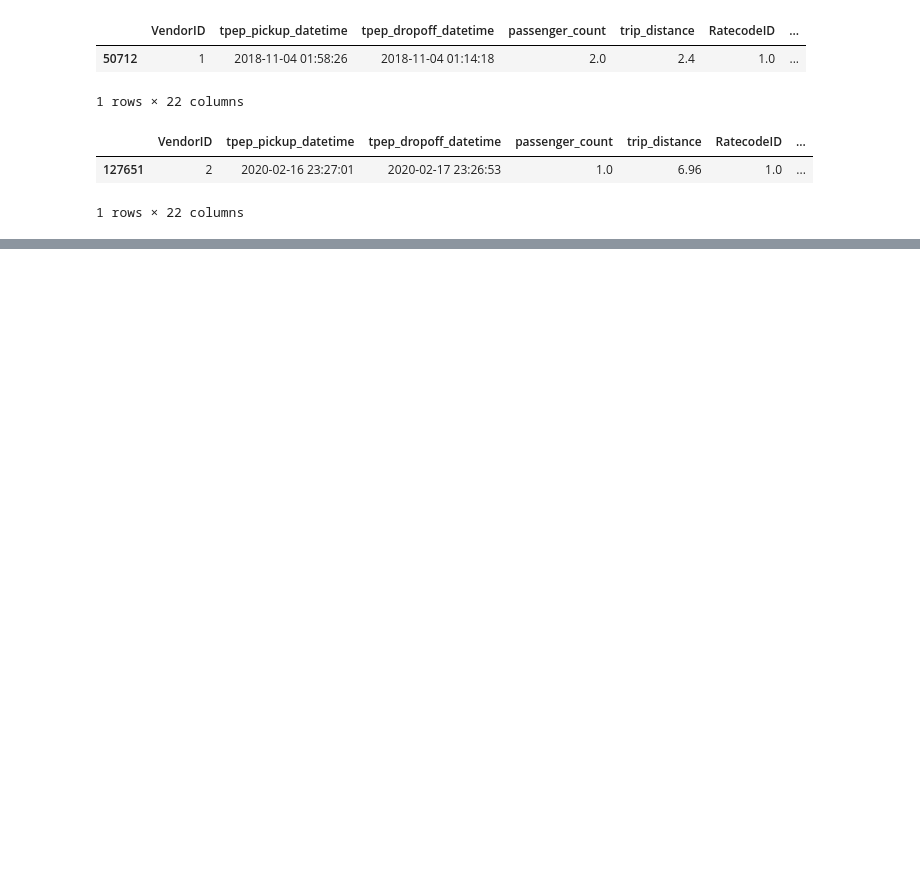
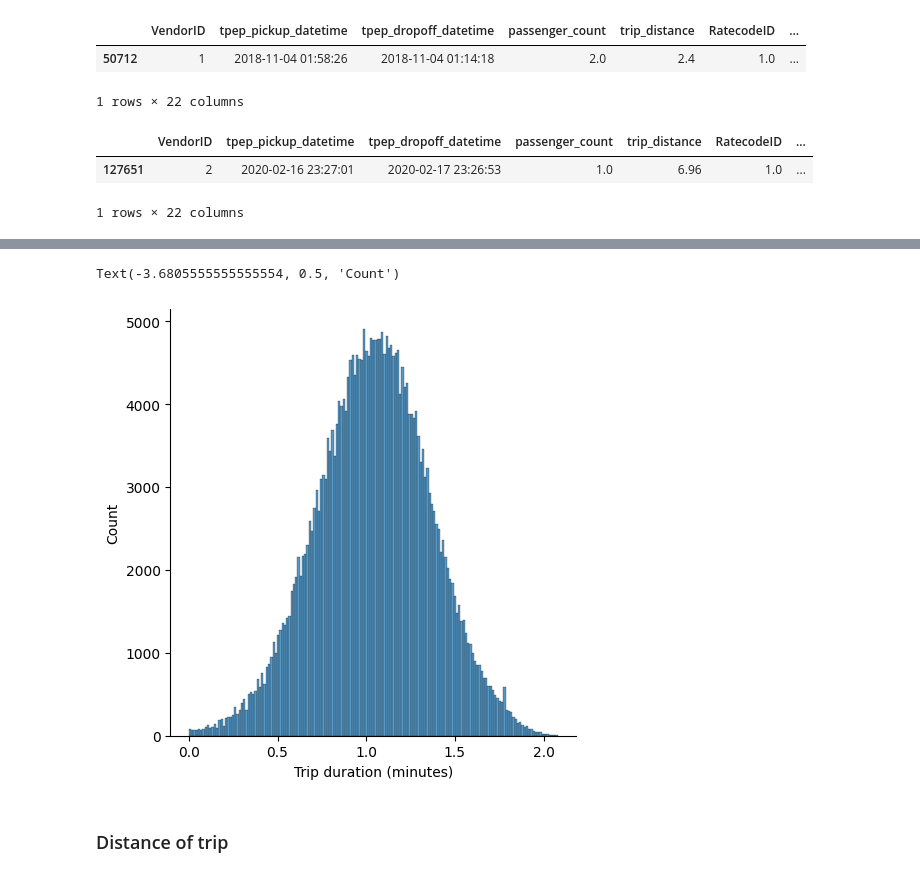
Before and after one commit to VicColombo/yellow_taxi_analysis, a Jupyter notebook: analysis.ipynb, the cells around one changed output, grey strips where cells are left out. Saved outputs shown, nothing was run; the diff lists cells and outputs as text; code cells hidden in the pictures; blank space fills up the shorter version.

```diff
--- a/analysis.ipynb
+++ b/analysis.ipynb
@@ -114,0 +204,21 @@ data[data['conv_trip_duration']=='0 days 23:59:52']
+# %%
+# new upper bound
+lower_bound = 1
+upper_bound = 120
+
+outliers = data[
+    (data['conv_trip_duration'] < lower_bound) |
+    (data['conv_trip_duration'] > upper_bound)
+]
+# %%
+data.drop(outliers.index, inplace=True)
+# %%
+sns.displot(np.log10(data.conv_trip_duration), kde = False)
+plt.xlabel("Trip duration (minutes)")
+plt.ylabel("Count")
+plt.title("Histogram of the trip duration")
+# %% [output]
+Text(-3.6805555555555554, 0.5, 'Count')
+[figure, added]
+# %% [markdown]
+### Distance of trip
```
Also changed, not shown: parts of 80 cells of this notebook.
